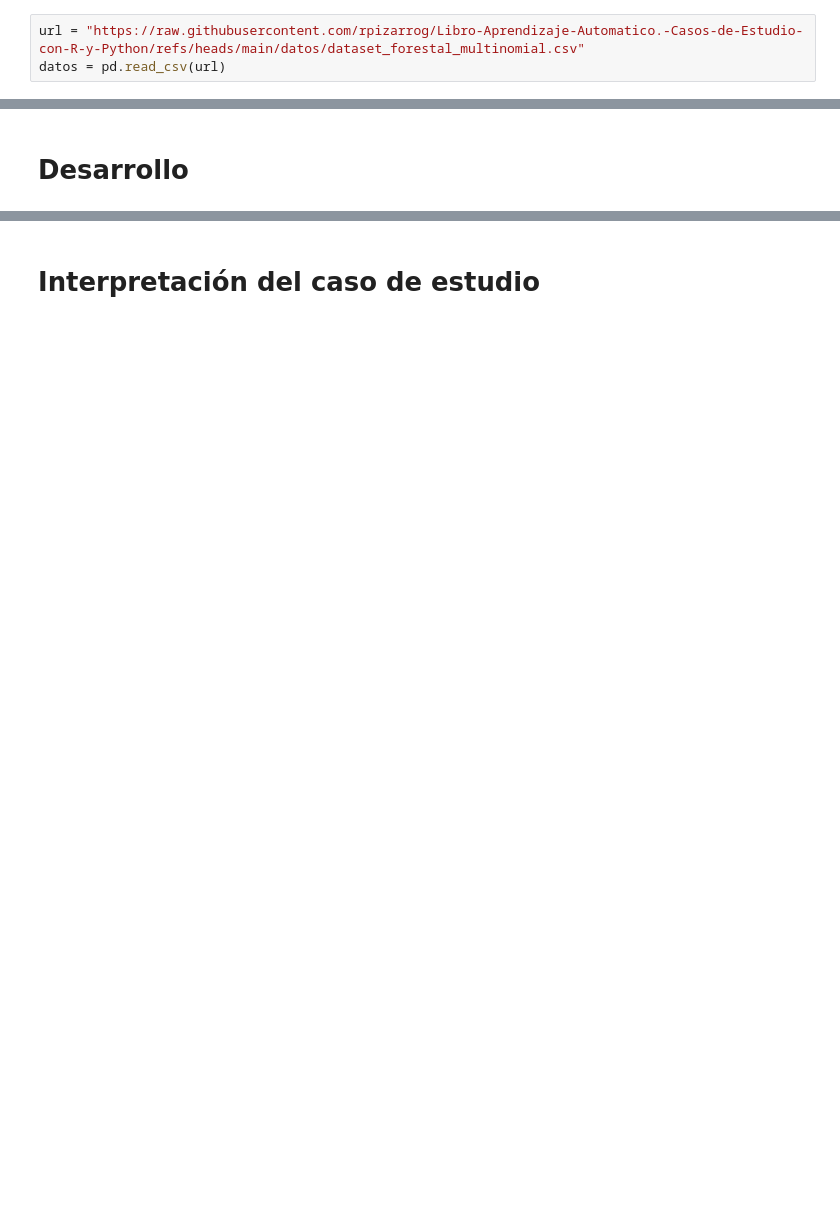
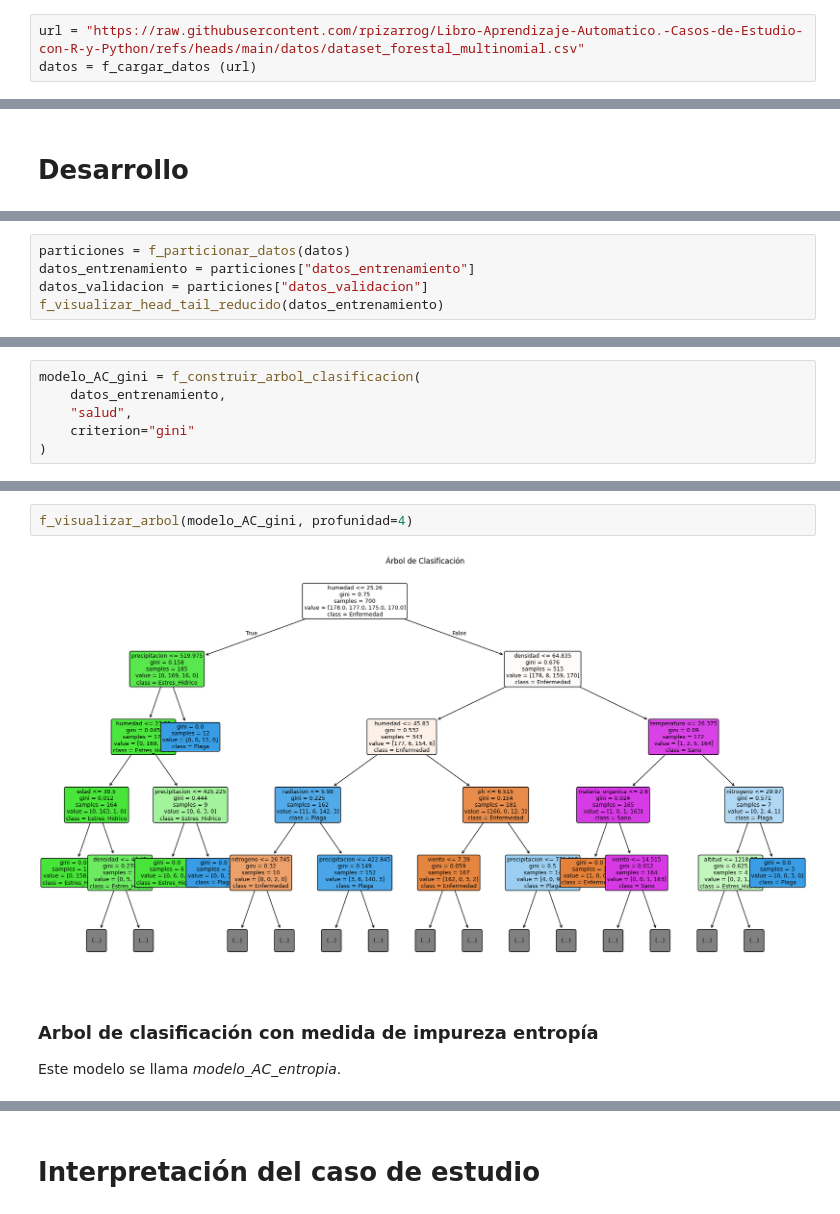
Before and after one commit to rpizarrog/Libro-Aprendizaje-Automatico.-Casos-de-Estudio-con-R-y-Python, a Jupyter notebook: Python NoteBooks/CASO_ARBOLES_DE_CLASIFICACION_RANDOM_FOREST_Y_REGRESION_LOGISTICAS_PARA_DATOS_DE_SALUD_ARBOLES.ipynb, the cells around one changed output, grey strips where cells are left out. Cells and saved outputs as stored; diff of their text form; blank space fills up the shorter version.

```diff
--- a/Python NoteBooks/CASO_ARBOLES_DE_CLASIFICACION_RANDOM_FOREST_Y_REGRESION_LOGISTICAS_PARA_DATOS_DE_SALUD_ARBOLES.ipynb
+++ b/Python NoteBooks/CASO_ARBOLES_DE_CLASIFICACION_RANDOM_FOREST_Y_REGRESION_LOGISTICAS_PARA_DATOS_DE_SALUD_ARBOLES.ipynb
@@ -1474,6 +1790,6 @@ describe_numericas
 # %%
 url = "https://raw.githubusercontent.com/rpizarrog/Libro-Aprendizaje-Automatico.-Casos-de-Estudio-con-R-y-Python/refs/heads/main/datos/dataset_forestal_multinomial.csv"
-datos = pd.read_csv(url)
+datos = f_cargar_datos (url)
 # %% [markdown]
 ## Visualizar datos
 
@@ -1561,0 +1893,5 @@ f_frecuencias_clases(datos)
+# %%
+particiones = f_particionar_datos(datos)
+datos_entrenamiento = particiones["datos_entrenamiento"]
+datos_validacion = particiones["datos_validacion"]
+f_visualizar_head_tail_reducido(datos_entrenamiento)
@@ -1561,0 +1940,6 @@ f_frecuencias_clases(datos)
+# %%
+modelo_AC_gini = f_construir_arbol_clasificacion(
+    datos_entrenamiento,
+    "salud",
+    criterion="gini"
+)
@@ -1561,0 +1968,8 @@ f_frecuencias_clases(datos)
+# %%
+f_visualizar_arbol(modelo_AC_gini, profunidad=4)
+# %% [output]
+[figure, added]
+# %% [markdown]
+### Arbol de clasificación con medida de impureza entropía
+
+Este modelo se llama *modelo_AC_entropia*.
```
Also changed, not shown: parts of 16 cells of this notebook.
